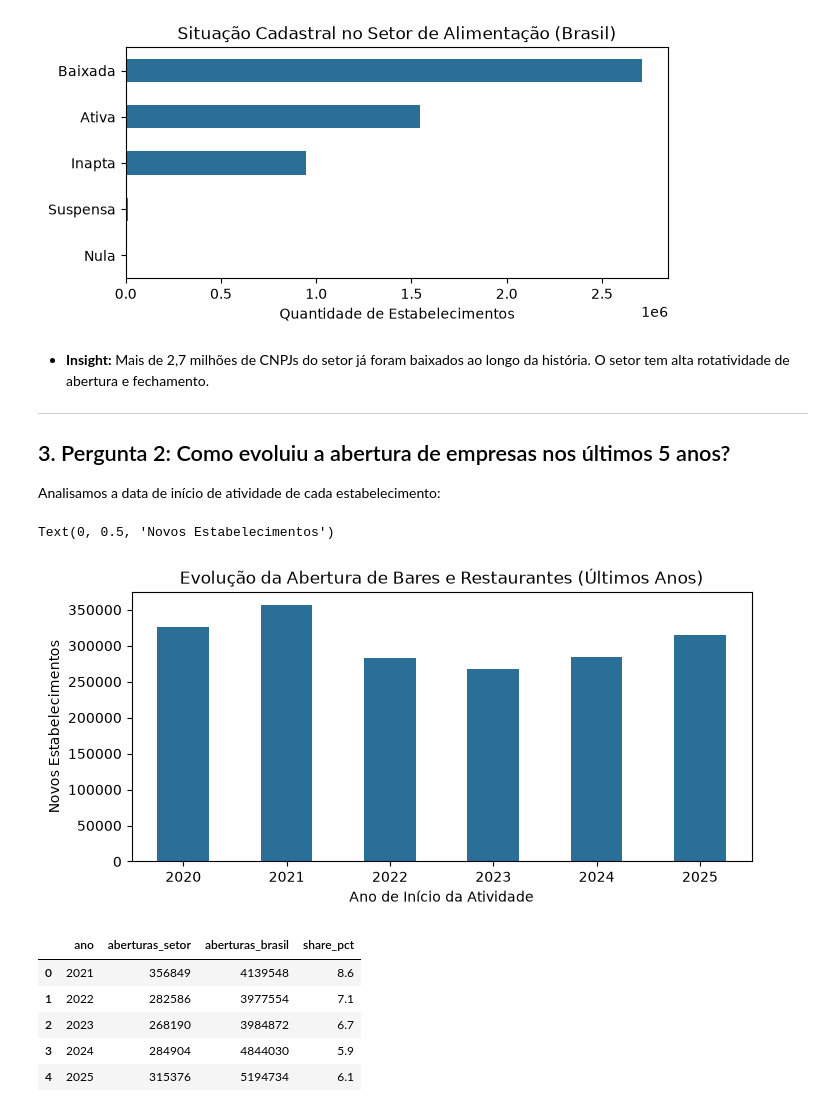
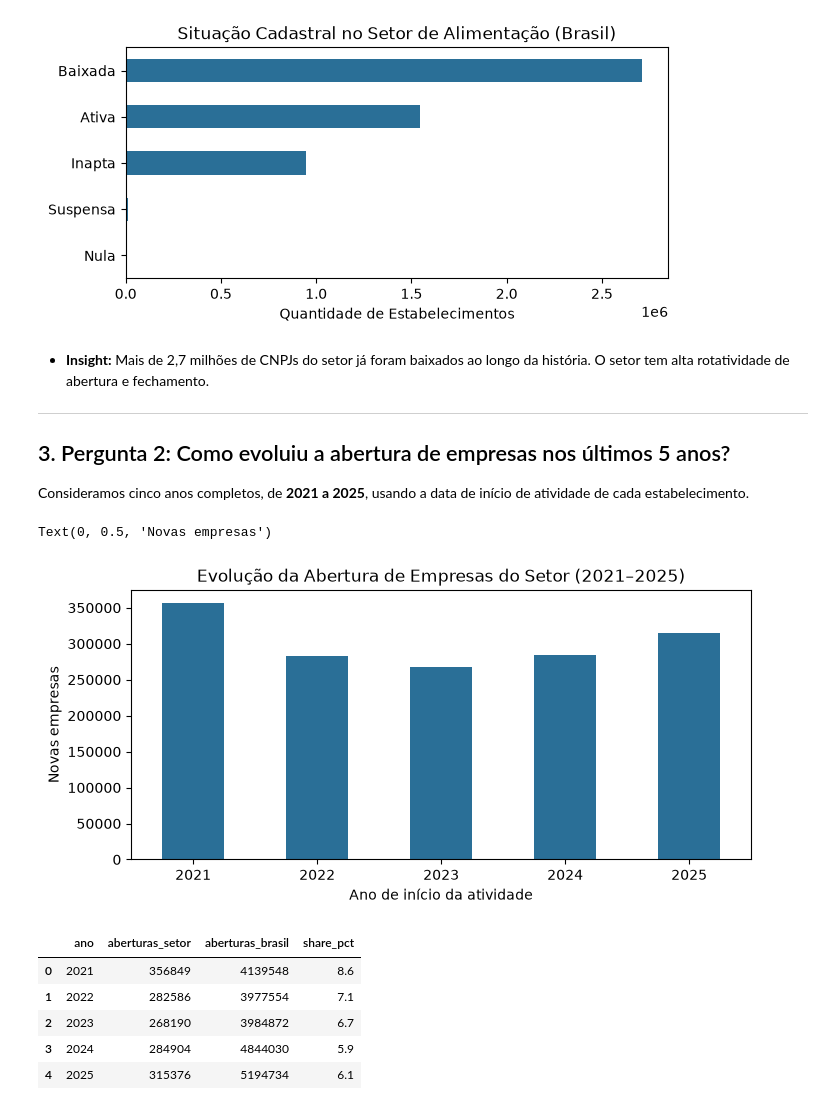
Before and after one commit to christiano-gonara/teste-abrasel-dados, a Jupyter notebook: notebooks/analise_abrasel.ipynb, the cells around one changed output. Saved outputs shown, nothing was run; the diff lists cells and outputs as text; code cells hidden in the pictures.

```diff
--- a/notebooks/analise_abrasel.ipynb
+++ b/notebooks/analise_abrasel.ipynb
@@ -77,24 +77,28 @@ Text(0, 0.5, '')
 
 ---
 ## 3. Pergunta 2: Como evoluiu a abertura de empresas nos últimos 5 anos?
-Analisamos a data de início de atividade de cada estabelecimento:
+
+Consideramos cinco anos completos, de **2021 a 2025**, usando a data de início de atividade de cada estabelecimento.
 # %%
-# Aberturas anuais consolidadas (2020 a 2025 completos + 2026 parcial)
+# Aberturas anuais do período pedido: 2021 a 2025
 aberturas = con.sql('''
     SELECT ano_inicio AS ano, count(*) AS novas_aberturas
     FROM base
-    WHERE ano_inicio BETWEEN 2020 AND 2025
+    WHERE ano_inicio BETWEEN 2021 AND 2025
     GROUP BY 1
     ORDER BY 1
 ''').df()
 
-ax = aberturas.plot.bar(x='ano', y='novas_aberturas', legend=False, color='#2a6f97', rot=0, figsize=(8, 3.5))
-ax.set_title("Evolução da Abertura de Bares e Restaurantes (Últimos Anos)")
-ax.set_xlabel("Ano de Início da Atividade")
-ax.set_ylabel("Novos Estabelecimentos")
+ax = aberturas.plot.bar(
+    x='ano', y='novas_aberturas', legend=False,
+    color='#2a6f97', rot=0, figsize=(8, 3.5)
+)
+ax.set_title("Evolução da Abertura de Empresas do Setor (2021–2025)")
+ax.set_xlabel("Ano de início da atividade")
+ax.set_ylabel("Novas empresas")
 # %% [output]
-Text(0, 0.5, 'Novos Estabelecimentos')
+Text(0, 0.5, 'Novas empresas')
-[figure, old version]
+[figure, new version]
 # %%
 # Tabela com percentual de participação do setor no total de empresas do Brasil
 participacao = con.sql(f'''
```
Also changed, not shown: parts of 3 cells of this notebook, 3 other files.
